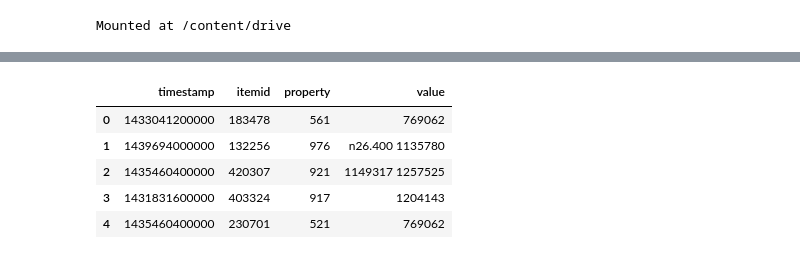
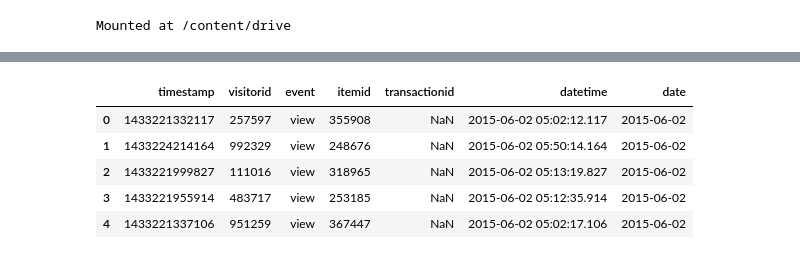
Before and after one commit to tkasod2/TIL, a Jupyter notebook: prj_analysis/Retailrocket_recommender_system_datase.ipynb, the cells around one changed output, grey strips where cells are left out. Saved outputs shown, nothing was run; the diff lists cells and outputs as text; code cells hidden in the pictures.

```diff
--- a/prj_analysis/Retailrocket_recommender_system_datase.ipynb
+++ b/prj_analysis/Retailrocket_recommender_system_datase.ipynb
@@ -88,9 +34,0 @@ df_item_properties_part1.head()
-# %%
-df_item_properties_part2.head()
-# %% [output]
-|  | timestamp | itemid | property | value |
-| 0 | 1433041200000 | 183478 | 561 | 769062 |
-| 1 | 1439694000000 | 132256 | 976 | n26.400 1135780 |
-| 2 | 1435460400000 | 420307 | 921 | 1149317 1257525 |
-| 3 | 1431831600000 | 403324 | 917 | 1204143 |
-| 4 | 1435460400000 | 230701 | 521 | 769062 |
@@ -96,0 +45,9 @@ df_item_properties_part2.head()
+# %%
+events = ts_to_dt(df_events)
+# %% [output]
+|  | timestamp | visitorid | event | itemid | transactionid | datetime | date |
+| 0 | 1433221332117 | 257597 | view | 355908 | NaN | 2015-06-02 05:02:12.117 | 2015-06-02 |
+| 1 | 1433224214164 | 992329 | view | 248676 | NaN | 2015-06-02 05:50:14.164 | 2015-06-02 |
+| 2 | 1433221999827 | 111016 | view | 318965 | NaN | 2015-06-02 05:13:19.827 | 2015-06-02 |
+| 3 | 1433221955914 | 483717 | view | 253185 | NaN | 2015-06-02 05:12:35.914 | 2015-06-02 |
+| 4 | 1433221337106 | 951259 | view | 367447 | NaN | 2015-06-02 05:02:17.106 | 2015-06-02 |
```
Also changed, not shown: parts of 16 cells of this notebook.
